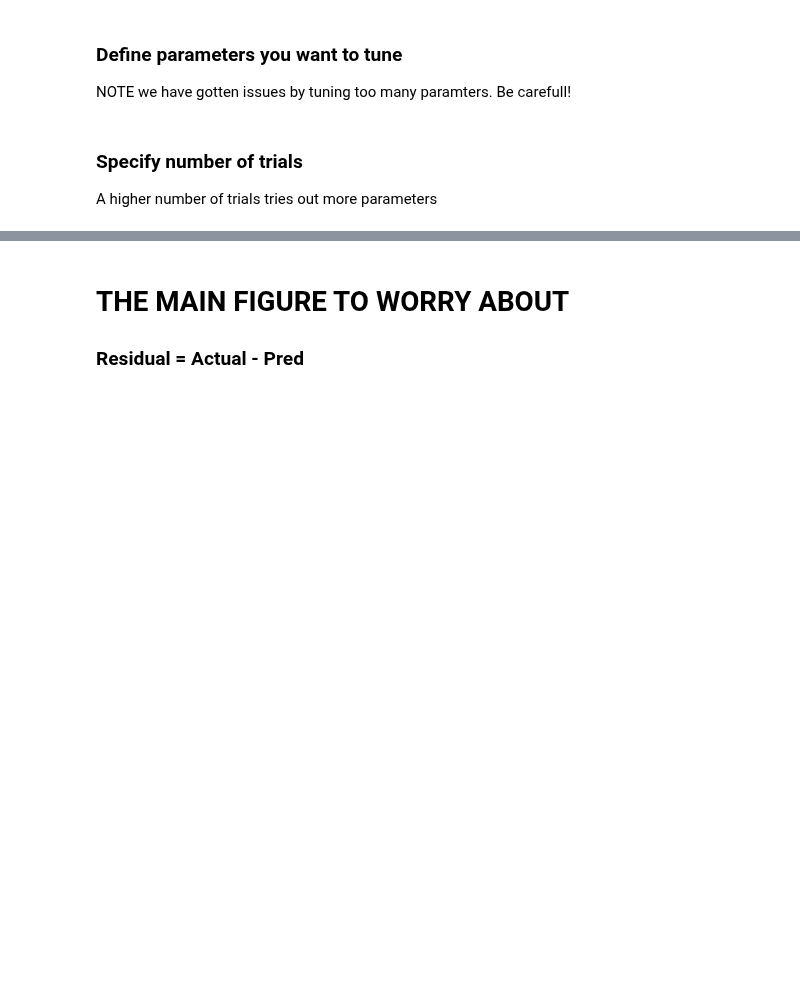
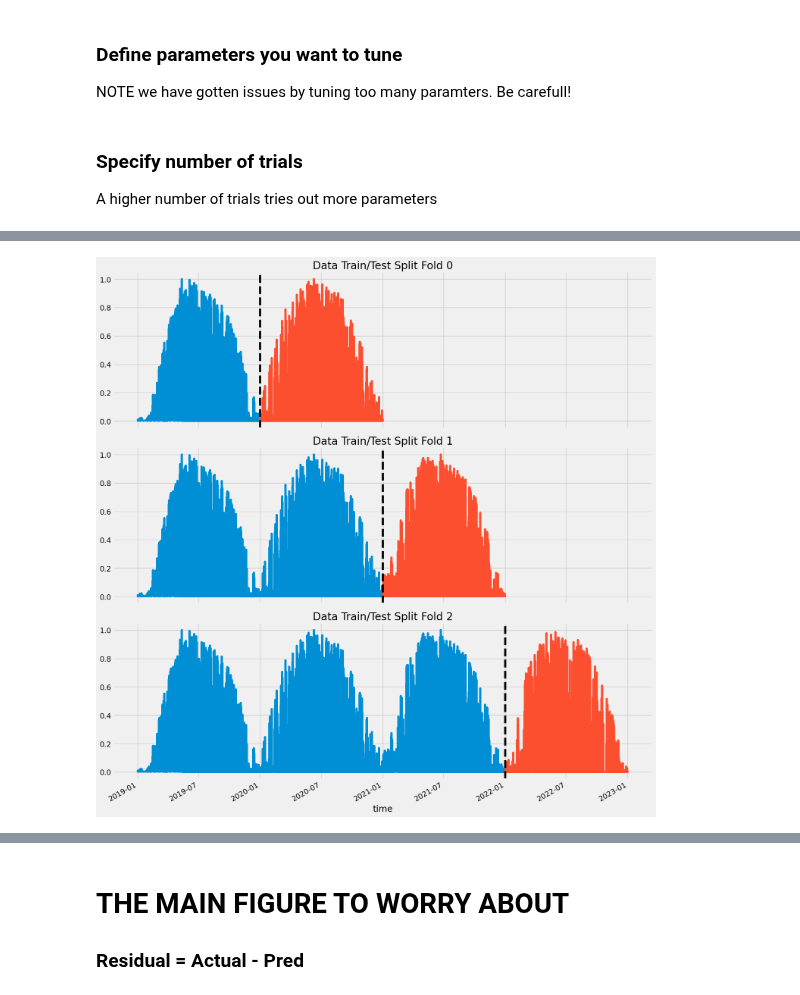
Before and after one commit to simenstang/TDT4173, a Jupyter notebook: data/masterplan/catboost/cat_boost_2.ipynb, the cells around one changed output, grey strips where cells are left out. Cells and saved outputs as stored; diff of their text form; code cells hidden in the pictures; blank space fills up the shorter version.

```diff
--- a/data/masterplan/catboost/cat_boost_2.ipynb
+++ b/data/masterplan/catboost/cat_boost_2.ipynb
@@ -562,7 +579,7 @@ def objective(trial):
 
 A higher number of trials tries out more parameters
 # %%
-trials = 2
+trials = 1
 
 study = optuna.create_study(direction='minimize')
 study.optimize(objective, n_trials=trials, n_jobs=-1, show_progress_bar=True)
@@ -570,0 +588 @@ study.optimize(objective, n_trials=trials, n_jobs=-1, show_progress_bar=True)
+[figure, added]
```
Also changed, not shown: parts of 15 cells of this notebook.
